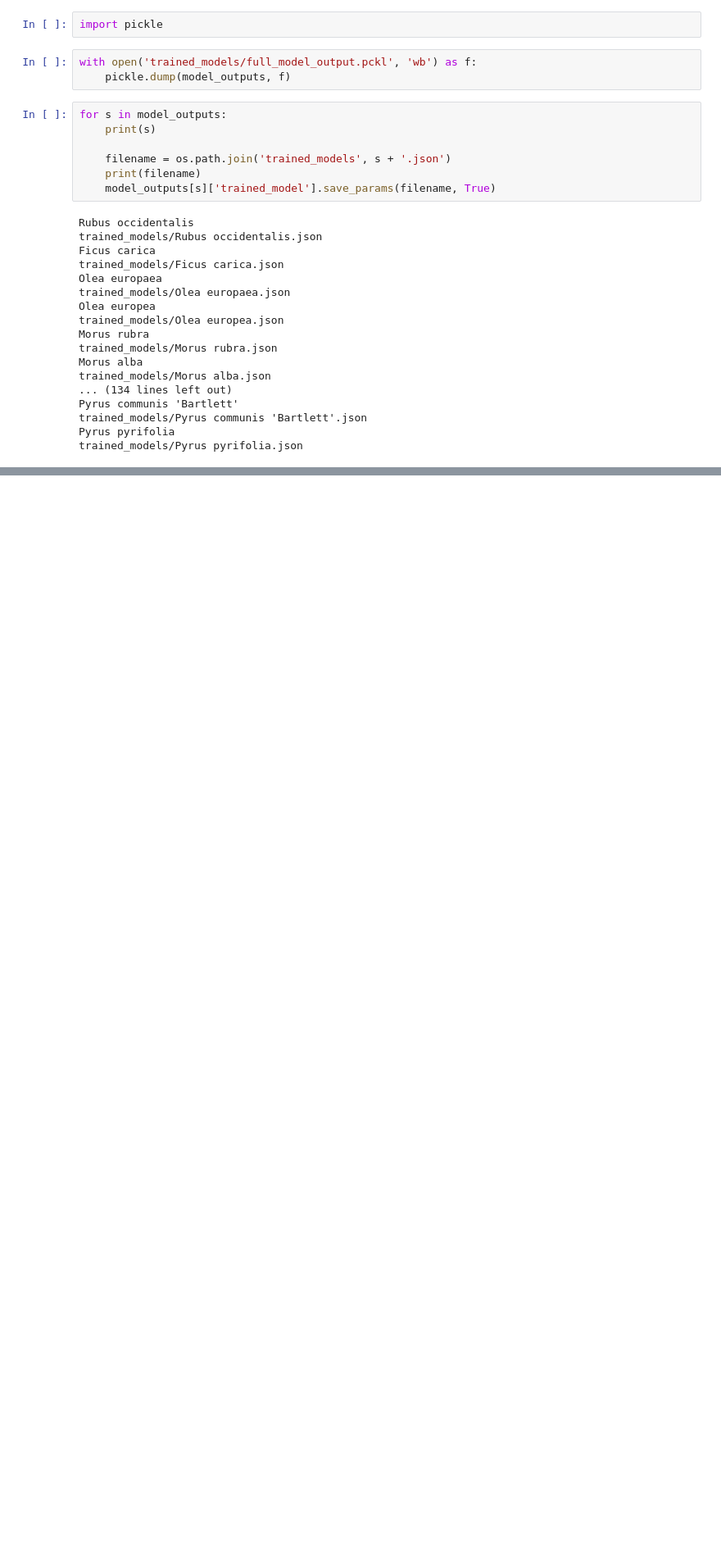
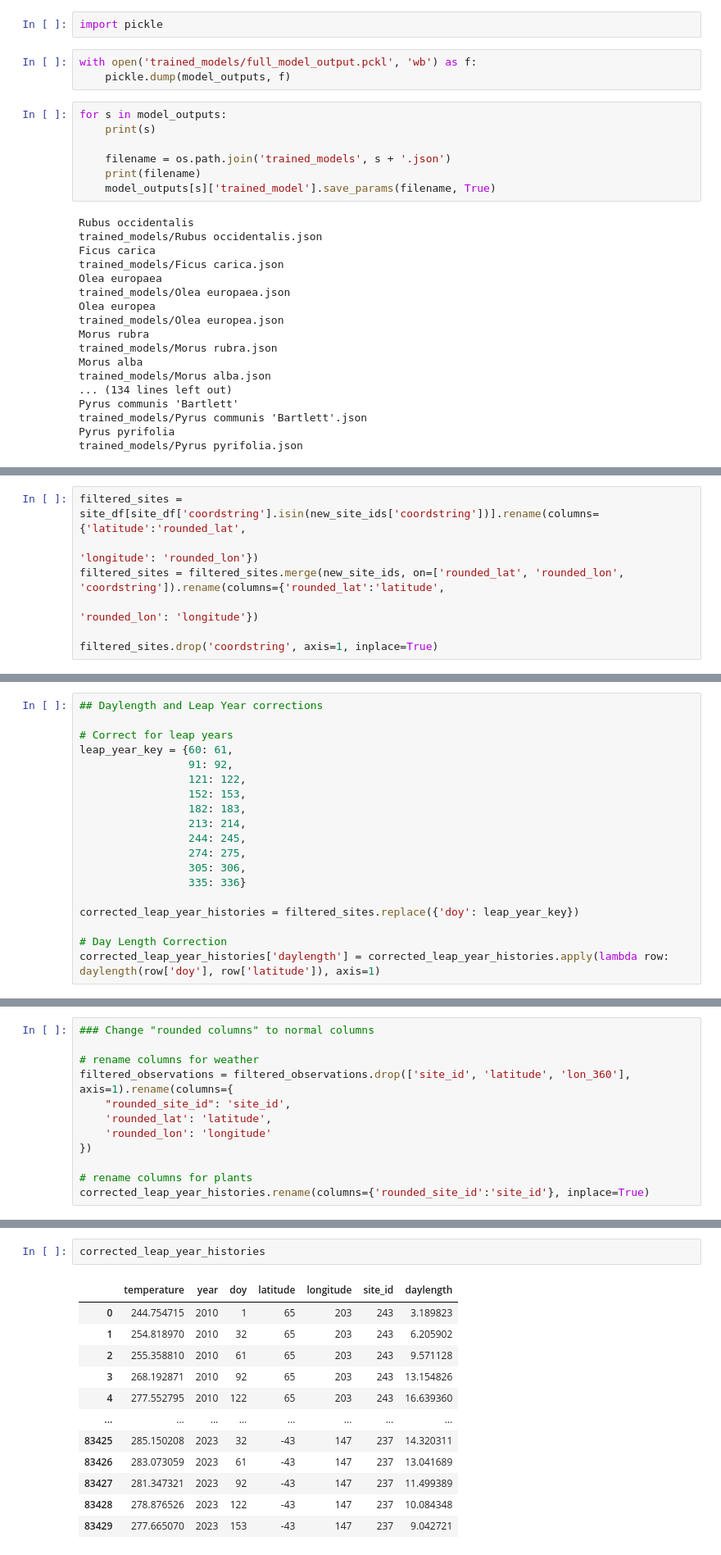
Before and after one commit to falling-fruit/dfg-seasons, a Jupyter notebook: modelling/train_models_final.ipynb, the cells around one changed output, grey strips where cells are left out. Shown at 82% size. Cells and saved outputs as stored; diff of their text form; blank space fills up the shorter version.

```diff
--- a/modelling/train_models_final.ipynb
+++ b/modelling/train_models_final.ipynb
@@ -563,0 +632,7 @@ trained_models/Pyrus pyrifolia.json
+# %%
+filtered_sites = site_df[site_df['coordstring'].isin(new_site_ids['coordstring'])].rename(columns={'latitude':'rounded_lat',
+                                                                                               'longitude': 'rounded_lon'})
+filtered_sites = filtered_sites.merge(new_site_ids, on=['rounded_lat', 'rounded_lon', 'coordstring']).rename(columns={'rounded_lat':'latitude',
+                                                                                               'rounded_lon': 'longitude'})
+
+filtered_sites.drop('coordstring', axis=1, inplace=True)
@@ -563,0 +655,19 @@ trained_models/Pyrus pyrifolia.json
+# %%
+## Daylength and Leap Year corrections
+
+# Correct for leap years
+leap_year_key = {60: 61,
+                 91: 92,
+                 121: 122,
+                 152: 153,
+                 182: 183,
+                 213: 214,
+                 244: 245,
+                 274: 275,
+                 305: 306,
+                 335: 336}
+
+corrected_leap_year_histories = filtered_sites.replace({'doy': leap_year_key})
+
+# Day Length Correction
+corrected_leap_year_histories['daylength'] = corrected_leap_year_histories.apply(lambda row: daylength(row['doy'], row['latitude']), axis=1)
@@ -563,0 +683,12 @@ trained_models/Pyrus pyrifolia.json
+# %%
+### Change "rounded columns" to normal columns
+
+# rename columns for weather
+filtered_observations = filtered_observations.drop(['site_id', 'latitude', 'lon_360'], axis=1).rename(columns={
+    "rounded_site_id": 'site_id',
+    'rounded_lat': 'latitude',
+    'rounded_lon': 'longitude'
+})
+
+# rename columns for plants
+corrected_leap_year_histories.rename(columns={'rounded_site_id':'site_id'}, inplace=True)
@@ -563,0 +733,15 @@ trained_models/Pyrus pyrifolia.json
+# %%
+corrected_leap_year_histories
+# %% [output]
+|  | temperature | year | doy | latitude | longitude | site_id | daylength |
+| 0 | 244.754715 | 2010 | 1 | 65 | 203 | 243 | 3.189823 |
+| 1 | 254.818970 | 2010 | 32 | 65 | 203 | 243 | 6.205902 |
+| 2 | 255.358810 | 2010 | 61 | 65 | 203 | 243 | 9.571128 |
+| 3 | 268.192871 | 2010 | 92 | 65 | 203 | 243 | 13.154826 |
+| 4 | 277.552795 | 2010 | 122 | 65 | 203 | 243 | 16.639360 |
+| ... | ... | ... | ... | ... | ... | ... | ... |
+| 83425 | 285.150208 | 2023 | 32 | -43 | 147 | 237 | 14.320311 |
+| 83426 | 283.073059 | 2023 | 61 | -43 | 147 | 237 | 13.041689 |
+| 83427 | 281.347321 | 2023 | 92 | -43 | 147 | 237 | 11.499389 |
+| 83428 | 278.876526 | 2023 | 122 | -43 | 147 | 237 | 10.084348 |
+| 83429 | 277.665070 | 2023 | 153 | -43 | 147 | 237 | 9.042721 |
```
Also changed, not shown: parts of 50 cells of this notebook, 15 other files.
